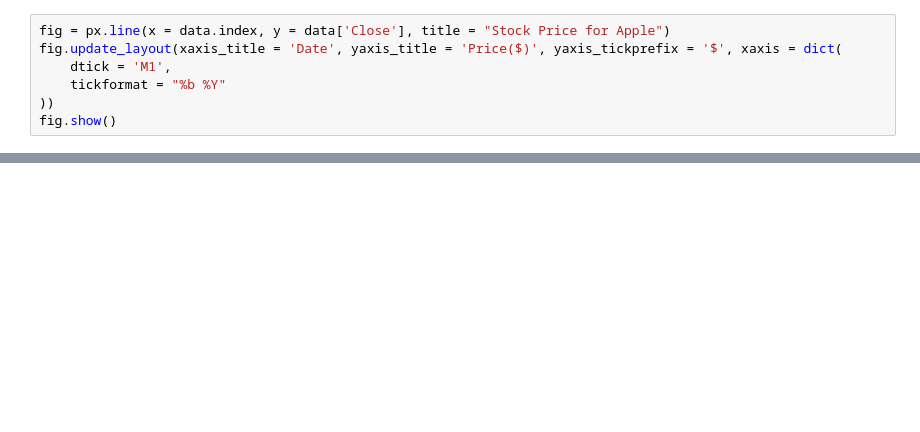
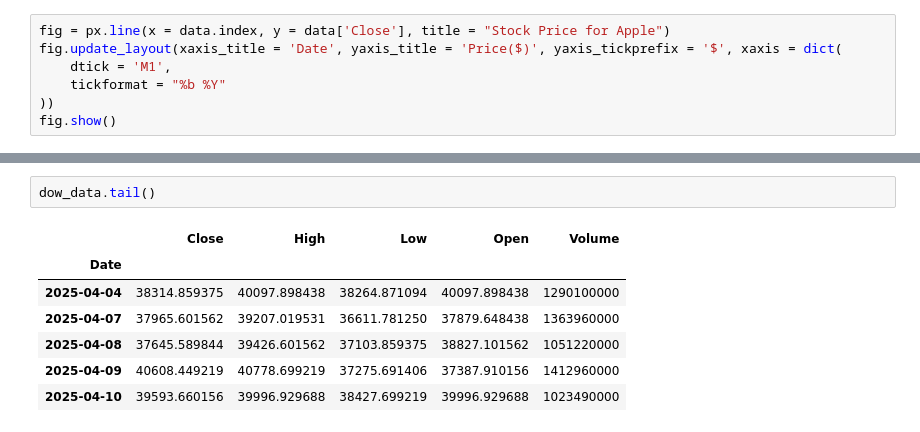
Before and after one commit to der-amit/Stock-Analysis, a Jupyter notebook: stock_analysis.ipynb, the cells around one changed output, grey strips where cells are left out. Cells and saved outputs as stored; diff of their text form; blank space fills up the shorter version.

```diff
--- a/stock_analysis.ipynb
+++ b/stock_analysis.ipynb
@@ -37,0 +73,10 @@ fig.show()
+# %%
+dow_data.tail()
+# %% [output]
+|  | Close | High | Low | Open | Volume |
+| Date |  |  |  |  |  |
+| 2025-04-04 | 38314.859375 | 40097.898438 | 38264.871094 | 40097.898438 | 1290100000 |
+| 2025-04-07 | 37965.601562 | 39207.019531 | 36611.781250 | 37879.648438 | 1363960000 |
+| 2025-04-08 | 37645.589844 | 39426.601562 | 37103.859375 | 38827.101562 | 1051220000 |
+| 2025-04-09 | 40608.449219 | 40778.699219 | 37275.691406 | 37387.910156 | 1412960000 |
+| 2025-04-10 | 39593.660156 | 39996.929688 | 38427.699219 | 39996.929688 | 1023490000 |
```
Also changed, not shown: parts of 11 cells of this notebook, 2 other files.
